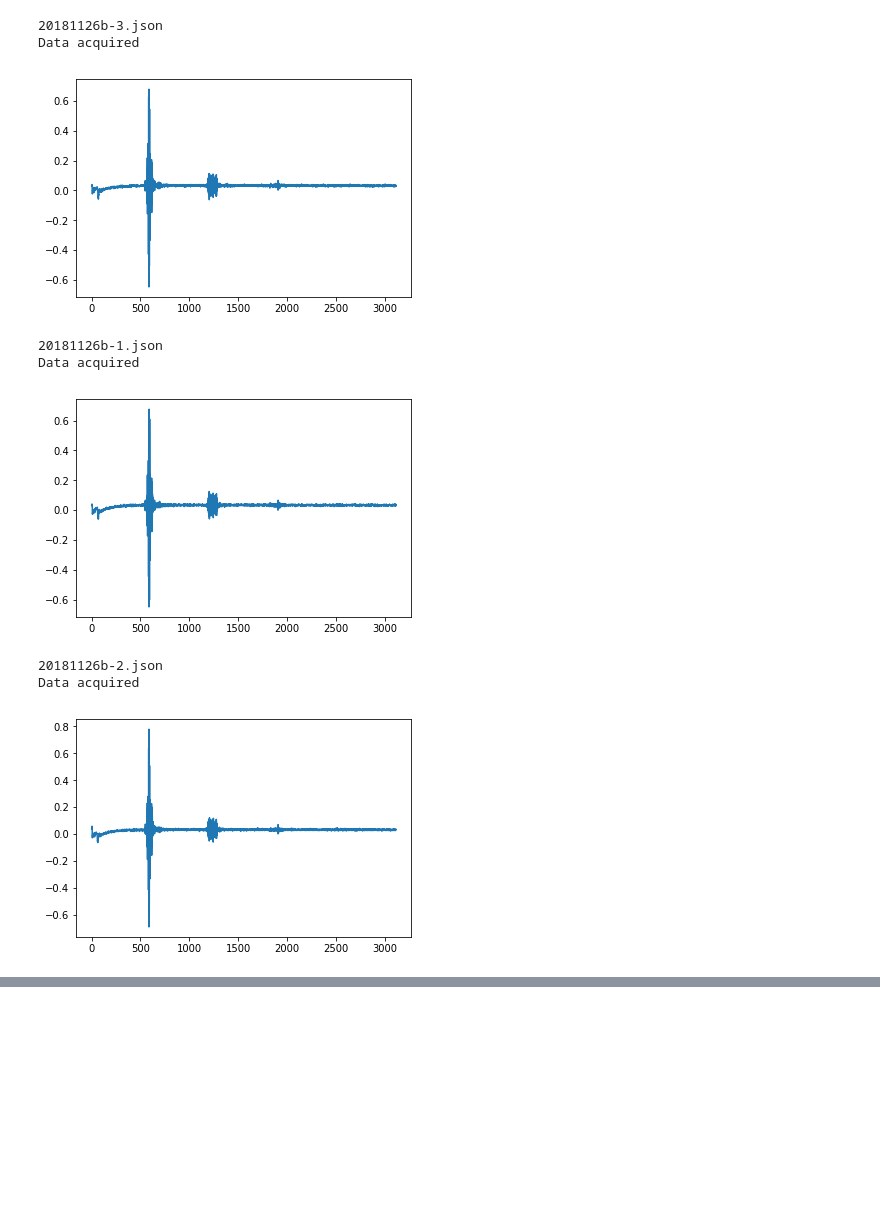
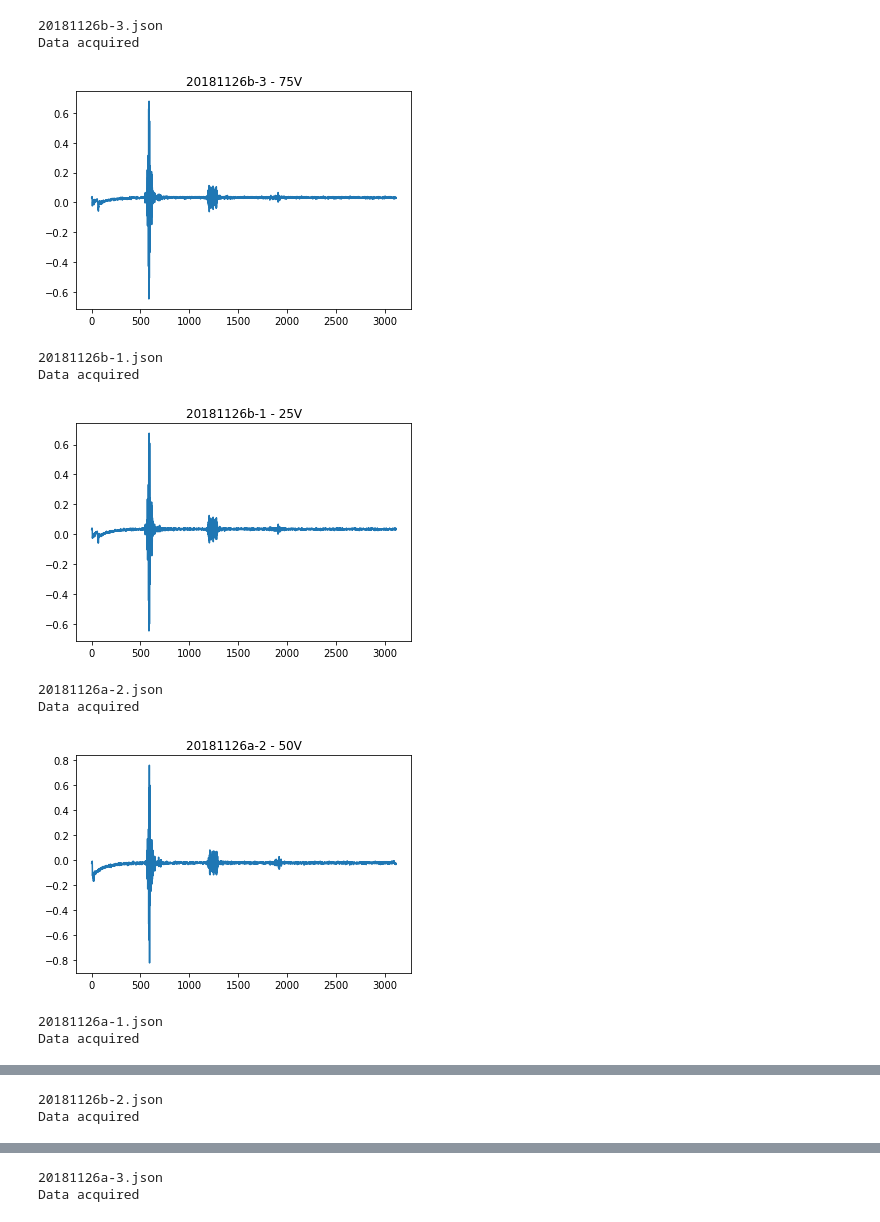
Before and after one commit to kelu124/echomods, a Jupyter notebook: matty/20181126a/20181126a-Processing.ipynb, the cells around one changed output, grey strips where cells are left out. Saved outputs shown, nothing was run; the diff lists cells and outputs as text; code cells hidden in the pictures; blank space fills up the shorter version.

Commit message:
With proper tagging of experiments

```diff
--- a/matty/20181126a/20181126a-Processing.ipynb
+++ b/matty/20181126a/20181126a-Processing.ipynb
@@ -20,24 +24,29 @@ Not loading RPi.GPIO as not on RPi
 # %%
 HVs = []
 for MyDataFile in os.listdir("data/"):
     if MyDataFile.endswith(".json"):
-        if "26b" in MyDataFile:
             print MyDataFile
             x = us_json()
             x.fPiezo = 5.0
             x.JSONprocessing("data/"+MyDataFile)
             HVs.append ( x.tmp[len(x.tmp)/2:-1] )
             plt.plot(x.tmp[len(x.tmp)/2:-1])
+            FileName = "images/"+x.experiment["id"]+"-"+str(x.N)+".jpg"
+            plt.title(x.experiment["id"]+"-"+str(x.N)+ " - "+str(x.V)+"V")
+            plt.savefig(FileName)
+            TagImage(FileName,"matty",x.experiment["id"],"graph",x.experiment["description"]+ " at "+ str(x.V)+"V")
             plt.show()
             #CleanImage = x.mk2DArray()
             #S = x.mkSpectrum(CleanImage)
 # %% [output]
 20181126b-3.json
 Data acquired
-[figure, old version]
+[figure, new version]
 20181126b-1.json
 Data acquired
-[figure, old version]
+[figure, new version]
-20181126b-2.json
+20181126a-2.json
 Data acquired
-[figure, old version]
+[figure, new version]
+20181126a-1.json
+Data acquired
@@ -43,0 +54,2 @@ Data acquired
+20181126b-2.json
+Data acquired
@@ -43,0 +57,2 @@ Data acquired
+20181126a-3.json
+Data acquired
```
Also changed, not shown: parts of 5 cells of this notebook, 11 other files.
